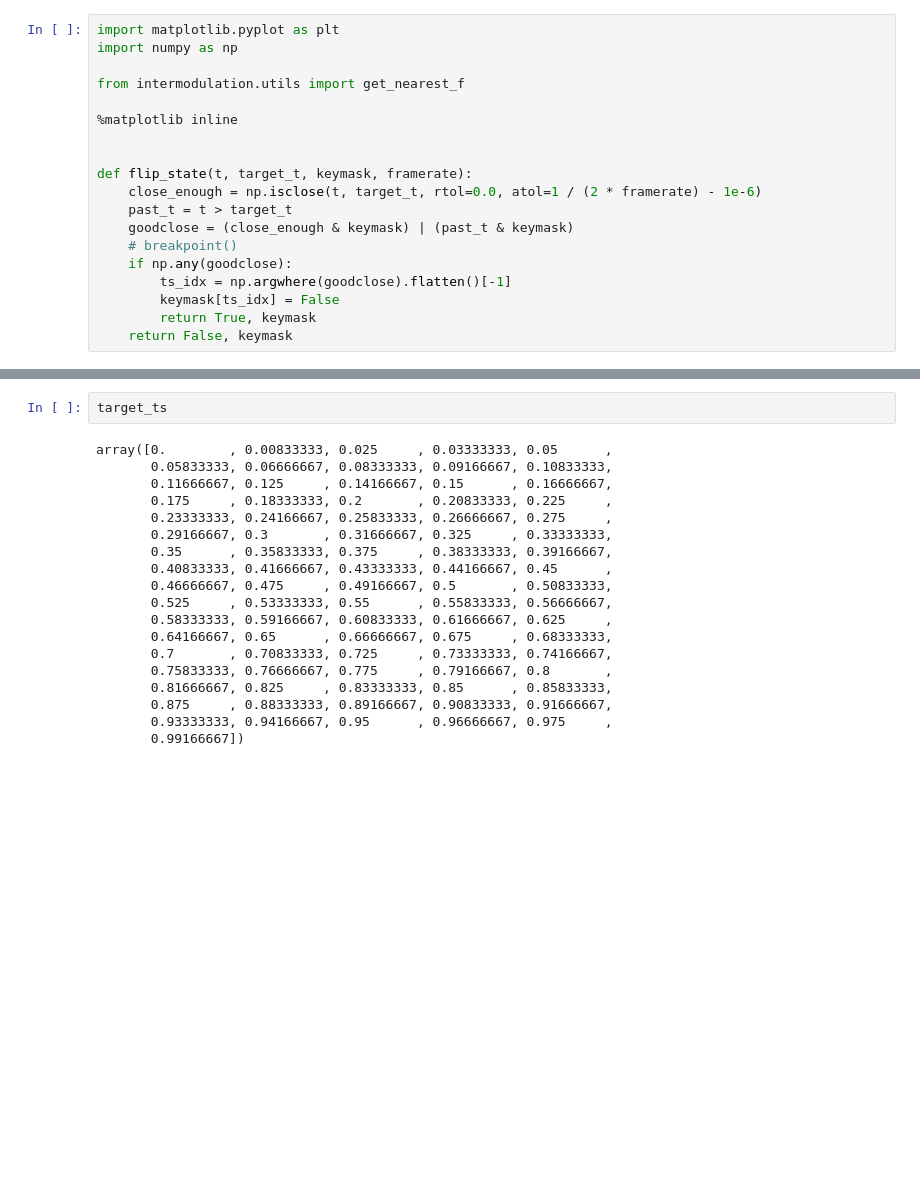
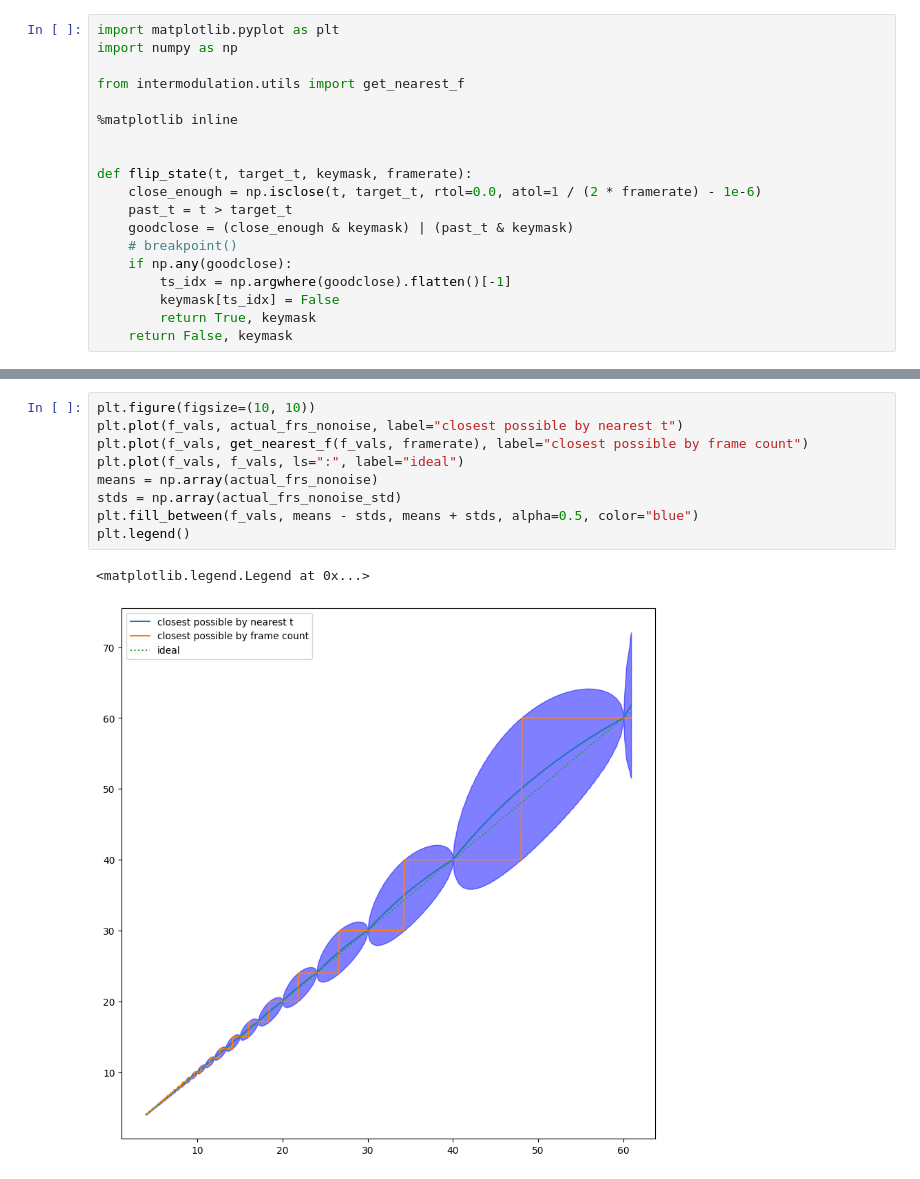
Before and after one commit to neurolingo-lab/language-intermodulation, a Jupyter notebook: notebooks/theoretical_closest_f.ipynb, the cells around one changed output, grey strips where cells are left out. Saved outputs shown, nothing was run; the diff lists cells and outputs as text; blank space fills up the shorter version.

```diff
--- a/notebooks/theoretical_closest_f.ipynb
+++ b/notebooks/theoretical_closest_f.ipynb
@@ -65,21 +67,12 @@ for i, (f, idx) in enumerate([(28, 24), (30, 26), (40, 36), (50, 46)]):
-# %%
-target_ts
-# %% [output]
-array([0.        , 0.00833333, 0.025     , 0.03333333, 0.05      ,
-       0.05833333, 0.06666667, 0.08333333, 0.09166667, 0.10833333,
-       0.11666667, 0.125     , 0.14166667, 0.15      , 0.16666667,
-       0.175     , 0.18333333, 0.2       , 0.20833333, 0.225     ,
-       0.23333333, 0.24166667, 0.25833333, 0.26666667, 0.275     ,
-       0.29166667, 0.3       , 0.31666667, 0.325     , 0.33333333,
-       0.35      , 0.35833333, 0.375     , 0.38333333, 0.39166667,
-       0.40833333, 0.41666667, 0.43333333, 0.44166667, 0.45      ,
-       0.46666667, 0.475     , 0.49166667, 0.5       , 0.50833333,
-       0.525     , 0.53333333, 0.55      , 0.55833333, 0.56666667,
-       0.58333333, 0.59166667, 0.60833333, 0.61666667, 0.625     ,
-       0.64166667, 0.65      , 0.66666667, 0.675     , 0.68333333,
-       0.7       , 0.70833333, 0.725     , 0.73333333, 0.74166667,
-       0.75833333, 0.76666667, 0.775     , 0.79166667, 0.8       ,
-       0.81666667, 0.825     , 0.83333333, 0.85      , 0.85833333,
-       0.875     , 0.88333333, 0.89166667, 0.90833333, 0.91666667,
-       0.93333333, 0.94166667, 0.95      , 0.96666667, 0.975     ,
-       0.99166667])
+# %%
+plt.figure(figsize=(10, 10))
+plt.plot(f_vals, actual_frs_nonoise, label="closest possible by nearest t")
+plt.plot(f_vals, get_nearest_f(f_vals, framerate), label="closest possible by frame count")
+plt.plot(f_vals, f_vals, ls=":", label="ideal")
+means = np.array(actual_frs_nonoise)
+stds = np.array(actual_frs_nonoise_std)
+plt.fill_between(f_vals, means - stds, means + stds, alpha=0.5, color="blue")
+plt.legend()
+# %% [output]
+<matplotlib.legend.Legend at 0x...>
+[figure, added]
```
Also changed, not shown: parts of 2 cells of this notebook, 2 other files.
